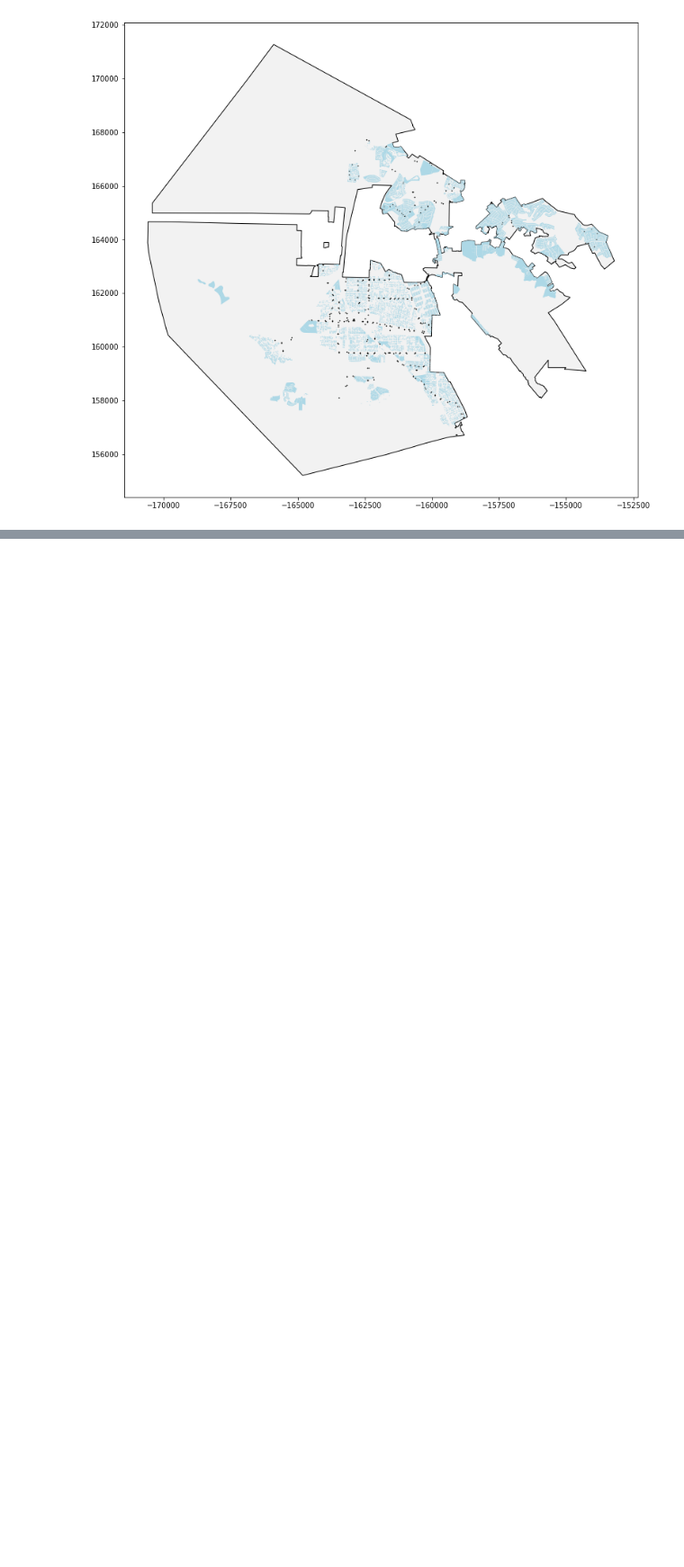
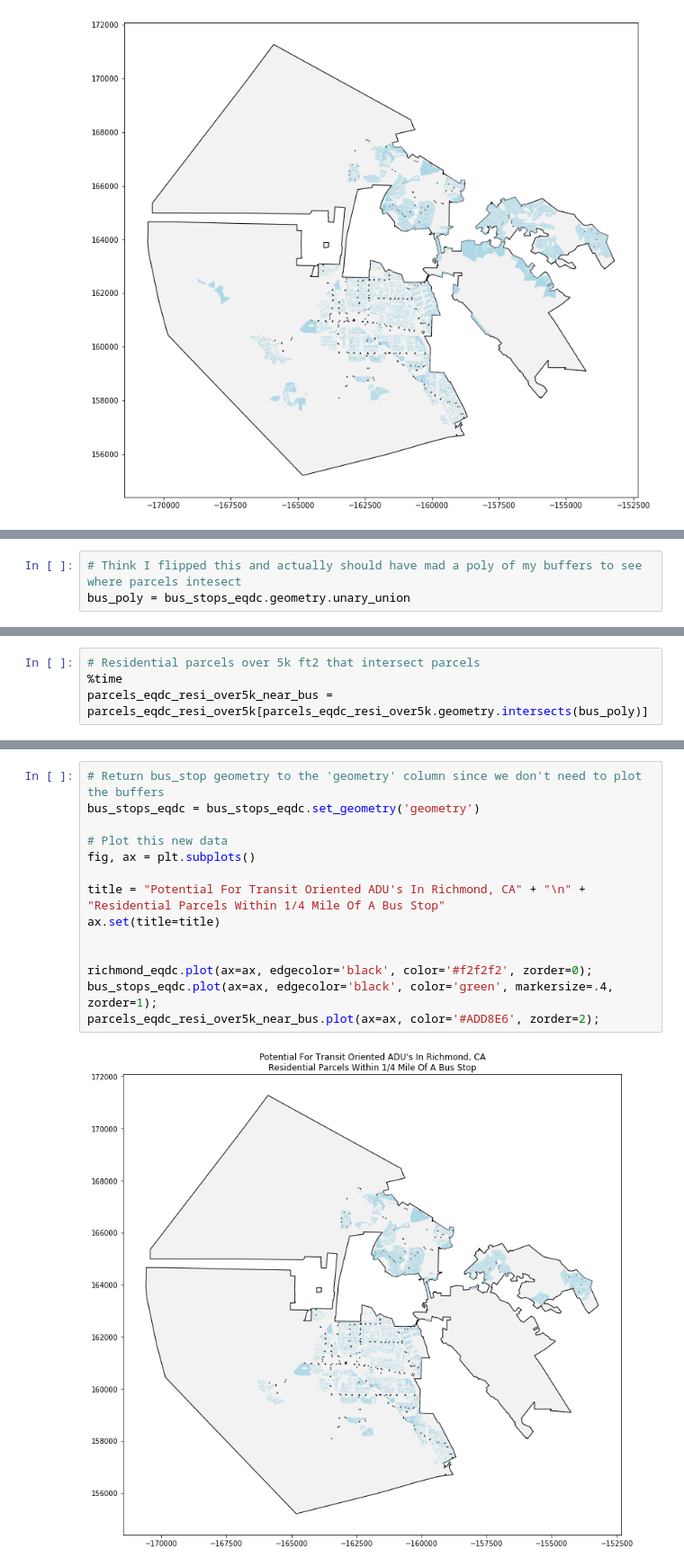
Before and after one commit to bazini627/map674-module-07, a Jupyter notebook: richmond_parcels_bus_stops.ipynb, the cells around one changed output, grey strips where cells are left out. Shown at 90% size. Cells and saved outputs as stored; diff of their text form; blank space fills up the shorter version.

```diff
--- a/richmond_parcels_bus_stops.ipynb
+++ b/richmond_parcels_bus_stops.ipynb
@@ -188,0 +227,3 @@ bus_stops_eqdc.head()
+# %%
+# Think I flipped this and actually should have mad a poly of my buffers to see where parcels intesect
+bus_poly = bus_stops_eqdc.geometry.unary_union
@@ -188,0 +234,4 @@ bus_stops_eqdc.head()
+# %%
+# Residential parcels over 5k ft2 that intersect parcels
+%time
+parcels_eqdc_resi_over5k_near_bus = parcels_eqdc_resi_over5k[parcels_eqdc_resi_over5k.geometry.intersects(bus_poly)]
@@ -188,0 +255,16 @@ bus_stops_eqdc.head()
+# %%
+# Return bus_stop geometry to the 'geometry' column since we don't need to plot the buffers
+bus_stops_eqdc = bus_stops_eqdc.set_geometry('geometry')
+
+# Plot this new data
+fig, ax = plt.subplots()
+
+title = "Potential For Transit Oriented ADU's In Richmond, CA" + "\n" + "Residential Parcels Within 1/4 Mile Of A Bus Stop"
+ax.set(title=title)
+
+
+richmond_eqdc.plot(ax=ax, edgecolor='black', color='#f2f2f2', zorder=0);
+bus_stops_eqdc.plot(ax=ax, edgecolor='black', color='green', markersize=.4, zorder=1);
+parcels_eqdc_resi_over5k_near_bus.plot(ax=ax, color='#ADD8E6', zorder=2);
+# %% [output]
+[figure, added]
```
Also changed, not shown: parts of 9 cells of this notebook.
